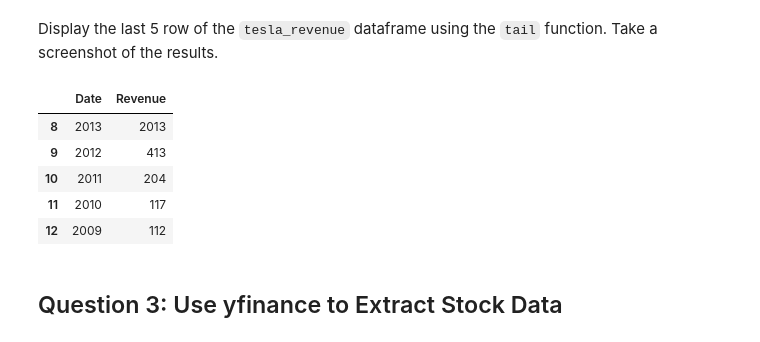
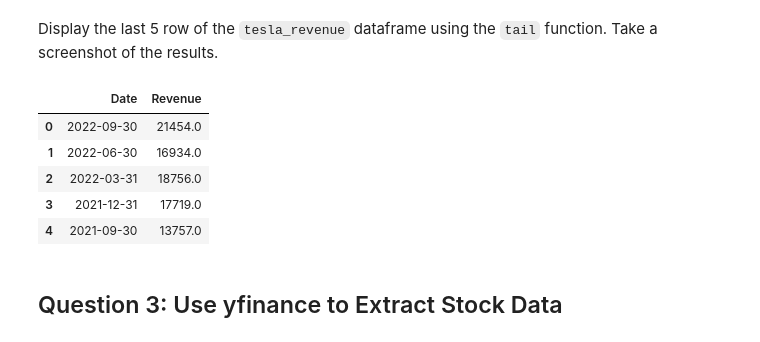
Before and after one commit to kuuhakuphuong/IBM-Data-Science, a Jupyter notebook: Revenue Data and Building a Dashboard.ipynb, the cells around one changed output. Saved outputs shown, nothing was run; the diff lists cells and outputs as text; code cells hidden in the pictures.

```diff
--- a/Revenue Data and Building a Dashboard.ipynb
+++ b/Revenue Data and Building a Dashboard.ipynb
@@ -136,7 +124,7 @@ soup = BeautifulSoup(html_data, 'html.parser')
 # %% [markdown]
 Using `BeautifulSoup` or the `read_html` function extract the table with `Tesla Revenue` and store it into a dataframe named `tesla_revenue`. The dataframe should have columns `Date` and `Revenue`.
 # %%
-tesla_revenue = pd.read_html(io.StringIO(str(soup)))[0]
+tesla_revenue = pd.read_html(io.StringIO(str(soup)))[1]
 # %%
 tesla_revenue.columns = ['Date', 'Revenue']
 # %% [markdown]
@@ -171,7 +159,8 @@ We are focusing on quarterly revenue in the lab.
 
 </details>
 # %%
-tesla_revenue["Revenue"] = tesla_revenue['Revenue'].str.replace(r'[\$,]', '', regex=True)
+tesla_revenue["Date"] = pd.to_datetime(tesla_revenue["Date"])
+tesla_revenue["Revenue"] = tesla_revenue['Revenue'].astype(str).str.replace(',|\$', "", regex=True)
 # %% [markdown]
 Execute the following line to remove the comma and dollar sign from the `Revenue` column.
 # %%
@@ -183,14 +170,18 @@ tesla_revenue = tesla_revenue[tesla_revenue['Revenue'] != ""]
+# %%
+tesla_revenue = tesla_revenue[tesla_revenue['Revenue'] != "nan"]
+tesla_revenue = tesla_revenue[tesla_revenue['Revenue'] != ""]
+tesla_revenue["Revenue"] = tesla_revenue["Revenue"].astype(float)
 # %% [markdown]
 Display the last 5 row of the `tesla_revenue` dataframe using the `tail` function. Take a screenshot of the results.
 # %%
-tesla_revenue.tail()
+tesla_revenue.head()
 # %% [output]
 |  | Date | Revenue |
-| 8 | 2013 | 2013 |
-| 9 | 2012 | 413 |
-| 10 | 2011 | 204 |
-| 11 | 2010 | 117 |
-| 12 | 2009 | 112 |
+| 0 | 2022-09-30 | 21454.0 |
+| 1 | 2022-06-30 | 16934.0 |
+| 2 | 2022-03-31 | 18756.0 |
+| 3 | 2021-12-31 | 17719.0 |
+| 4 | 2021-09-30 | 13757.0 |
 # %% [markdown]
 ## Question 3: Use yfinance to Extract Stock Data
 # %% [markdown]
```
Also changed, not shown: parts of 17 cells of this notebook.
